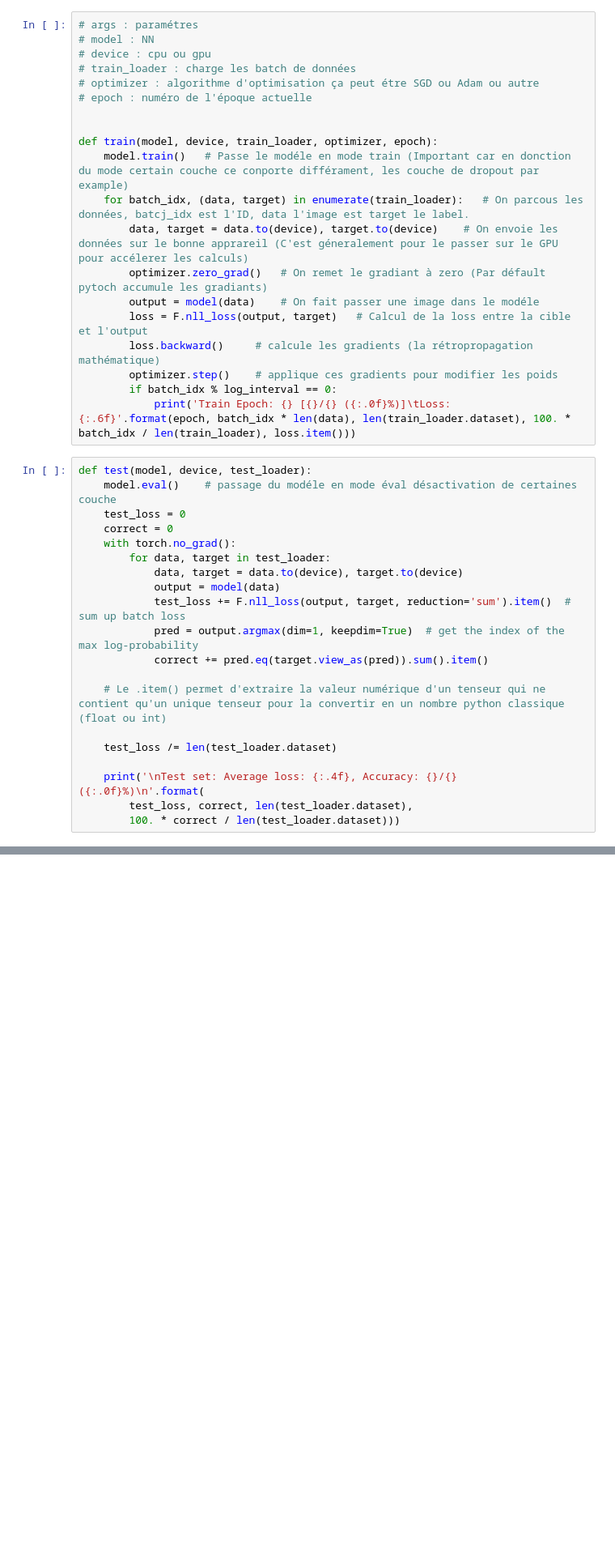
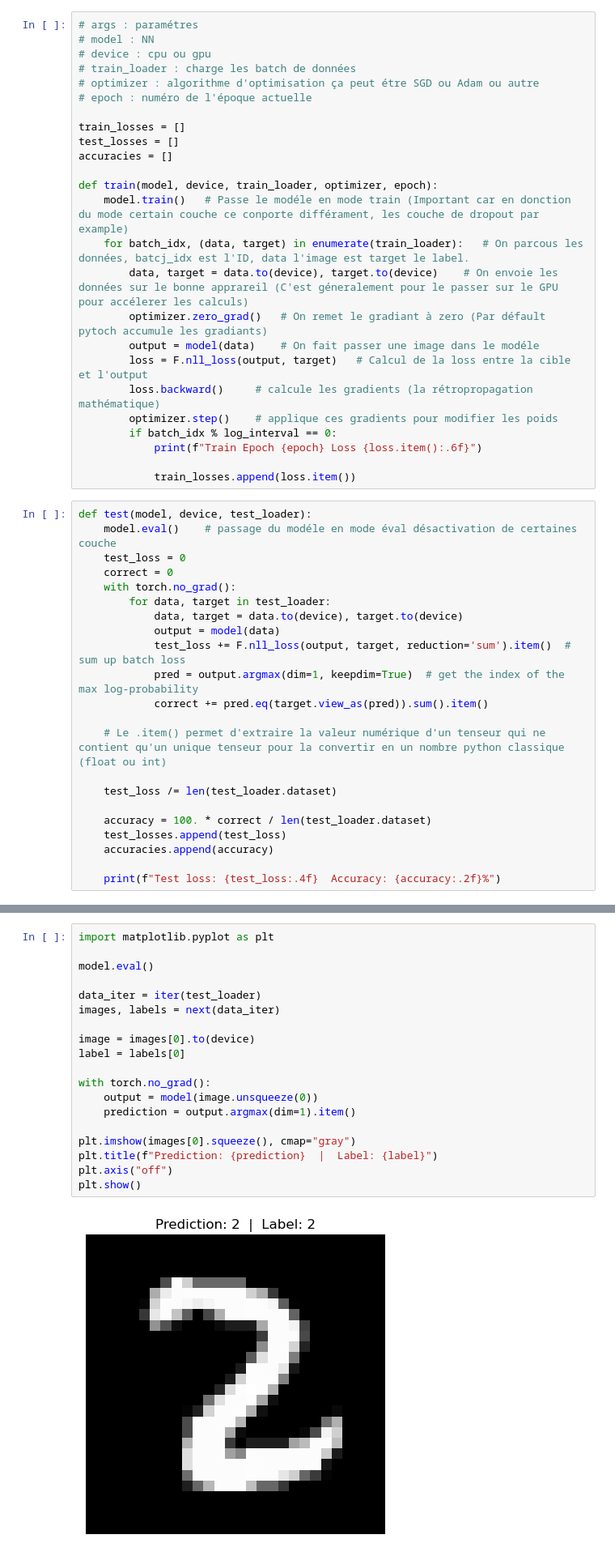
Before and after one commit to MerlinLedoux/Digit_Identification_with_CNN, a Jupyter notebook: nbr_class.ipynb, the cells around one changed output, grey strips where cells are left out. Shown at 81% size. Drawn from its saved outputs; the diff is of its cells as text; blank space fills up the shorter version.

```diff
--- a/nbr_class.ipynb
+++ b/nbr_class.ipynb
@@ -69,6 +69,9 @@ Algorithme d'entrainement
 # optimizer : algorithme d'optimisation ça peut étre SGD ou Adam ou autre
 # epoch : numéro de l'époque actuelle
 
+train_losses = []
+test_losses = []
+accuracies = []
 
 def train(model, device, train_loader, optimizer, epoch):
     model.train()   # Passe le modéle en mode train (Important car en donction du mode certain couche ce conporte différament, les couche de dropout par example)
@@ -80,7 +83,9 @@ def train(model, device, train_loader, optimizer, epoch):
         loss.backward()     # calcule les gradients (la rétropropagation mathématique)
         optimizer.step()    # applique ces gradients pour modifier les poids
         if batch_idx % log_interval == 0:
-            print('Train Epoch: {} [{}/{} ({:.0f}%)]\tLoss: {:.6f}'.format(epoch, batch_idx * len(data), len(train_loader.dataset), 100. * batch_idx / len(train_loader), loss.item()))
+            print(f"Train Epoch {epoch} Loss {loss.item():.6f}")
+
+            train_losses.append(loss.item())
 # %%
 def test(model, device, test_loader):
     model.eval()    # passage du modéle en mode éval désactivation de certaines couche
@@ -98,9 +103,11 @@ def test(model, device, test_loader):
 
     test_loss /= len(test_loader.dataset)
 
-    print('\nTest set: Average loss: {:.4f}, Accuracy: {}/{} ({:.0f}%)\n'.format(
-        test_loss, correct, len(test_loader.dataset),
-        100. * correct / len(test_loader.dataset)))
+    accuracy = 100. * correct / len(test_loader.dataset)
+    test_losses.append(test_loss)
+    accuracies.append(accuracy)
+
+    print(f"Test loss: {test_loss:.4f}  Accuracy: {accuracy:.2f}%")
 # %%
 # Preparation des données
 train_kwargs = {'batch_size': batch_size}
@@ -166,0 +196,21 @@ Test set: Average loss: 0.0271, Accuracy: 9914/10000 (99%)
+# %%
+import matplotlib.pyplot as plt
+
+model.eval()
+
+data_iter = iter(test_loader)
+images, labels = next(data_iter)
+
+image = images[0].to(device)
+label = labels[0]
+
+with torch.no_grad():
+    output = model(image.unsqueeze(0))
+    prediction = output.argmax(dim=1).item()
+
+plt.imshow(images[0].squeeze(), cmap="gray")
+plt.title(f"Prediction: {prediction}  |  Label: {label}")
+plt.axis("off")
+plt.show()
+# %% [output]
+[figure, added]
```
Also changed, not shown: parts of 3 cells of this notebook, 1 other file.
